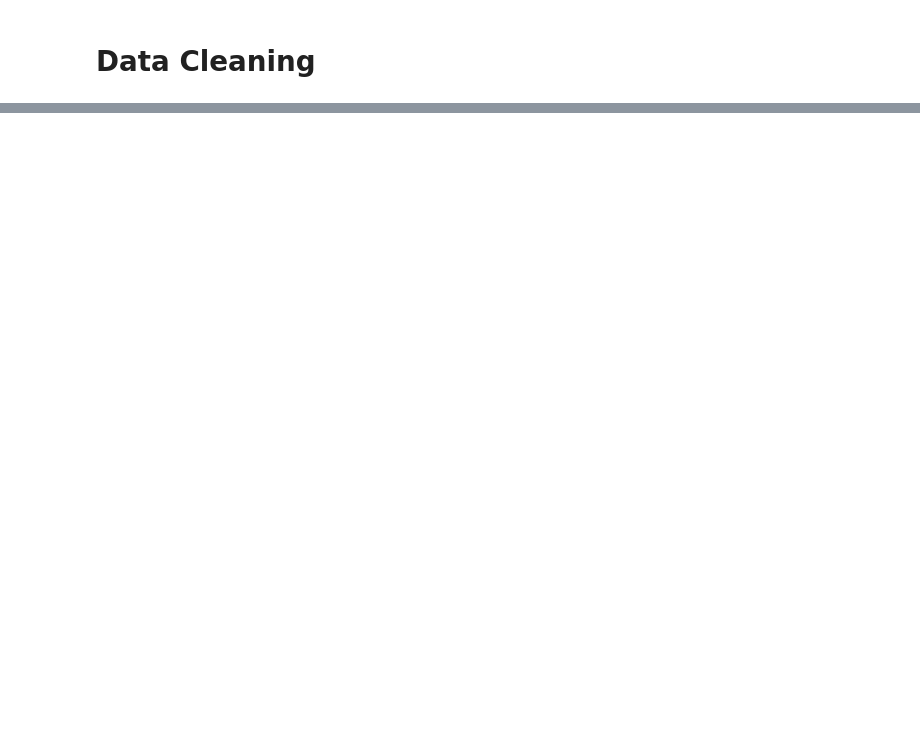
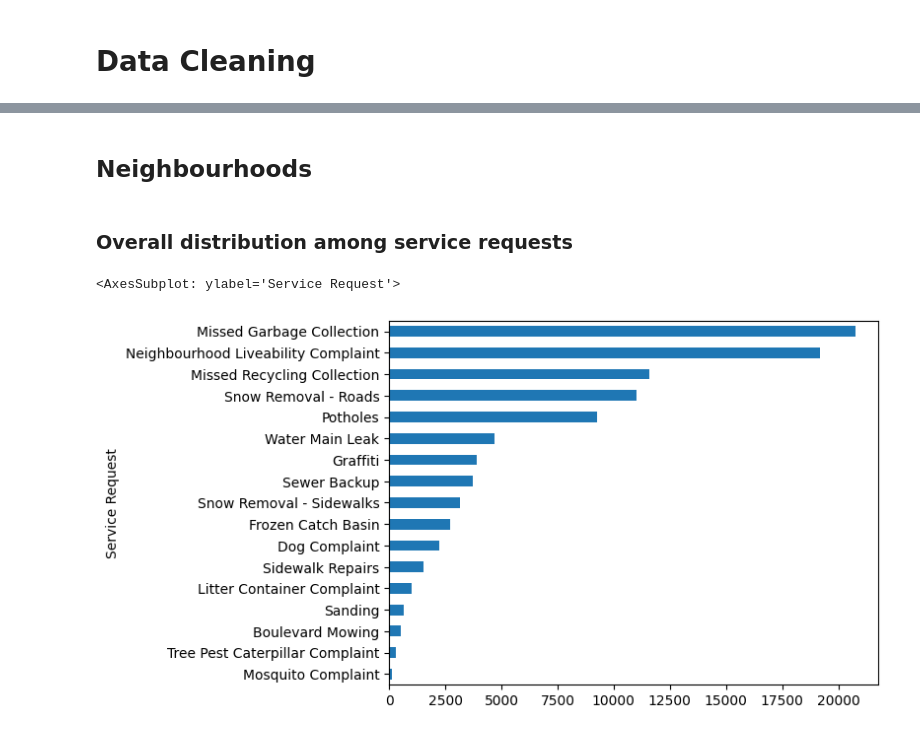
Before and after one commit to tommyvct/winnipeg-311-data-analysis, a Jupyter notebook: test.ipynb, the cells around one changed output, grey strips where cells are left out. Cells and saved outputs as stored; diff of their text form; code cells hidden in the pictures; blank space fills up the shorter version.

Commit message:
Distributions of services and neighbourhoods figure out what kind of services and from which neighbourhoods are requested, and their distributions

```diff
--- a/test.ipynb
+++ b/test.ipynb
@@ -6,7 +6,9 @@ import seaborn as sb
 # %% [markdown]
 # Data Cleaning
 # %%
+# Data source: https://data.winnipeg.ca/Contact-Centre-311/311-Service-Request/4her-3th5
 DF = pd.read_csv("./assets/311_Service_Request.csv")
-DF.drop(["Zip Codes", "Location 1", ], axis=1, inplace=True)
+DF.drop(["Zip Codes", "Location 1", "Wards", "Neighborhoods", "Electoral Ward 2018"], axis=1, inplace=True)
 DF
+# DF.any(DF["Ward"] == "St. Vital" and )
 # %% [output]
@@ -41,0 +69,9 @@ DF.loc[DF["Neighbourhood"] == "Montcalm"]
+# %% [markdown]
+## Neighbourhoods
+# %% [markdown]
+### Overall distribution among service requests
+# %%
+DF.groupby("Service Request").size().sort_values().plot(kind="barh")
+# %% [output]
+<AxesSubplot: ylabel='Service Request'>
+[figure, added]
```
Also changed, not shown: parts of 11 cells of this notebook.
